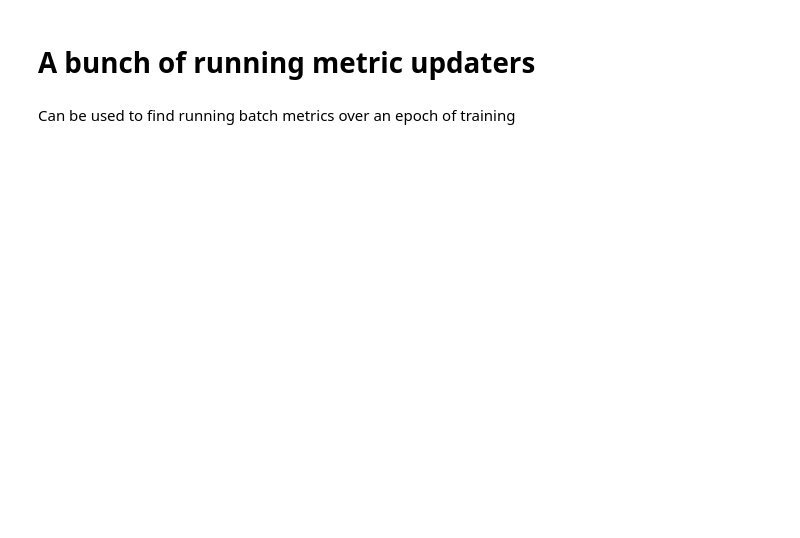
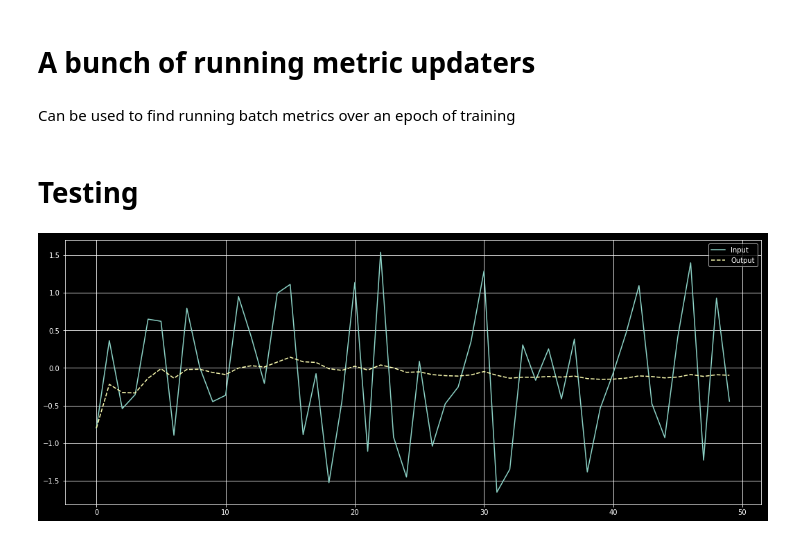
Before and after one commit to rajatvd/pytorch-utils, a Jupyter notebook: notebooks/updaters.ipynb, the cells around one changed output. Cells and saved outputs as stored; diff of their text form; code cells hidden in the pictures; blank space fills up the shorter version.

Commit message:
Added tests for the updaters, fixed bug with minner

```diff
--- a/notebooks/updaters.ipynb
+++ b/notebooks/updaters.ipynb
@@ -45,3 +45,5 @@ def latest():
     a = yield
     while True:
         a = yield a
+# %% [markdown]
+# Testing
@@ -47,0 +54,34 @@ def latest():
+# %%
+rcParams['figure.figsize'] = 18,7
+rcParams['axes.grid'] = True
+style.use('dark_background')
+# %%
+def test_updater(updater):
+    nf = NBFigure(image_path='testing_plot.png')
+    nf.display()
+
+    ax = nf.getAxis()
+    inp, = ax.plot([])
+    l, = ax.plot([],'--')
+
+    ax.legend(['Input', 'Output'])
+
+    x = []
+    y = []
+    inputs = []
+    next(updater)
+    for i in range(50):
+        x.append(i)
+
+        r = randn()
+        inputs.append(r)
+        y.append(updater.send(r))
+
+        l.set_data(x,y)
+        inp.set_data(x,inputs)
+
+        nf.update()
+# %%
+test_updater(averager())
+# %% [output]
+[figure, added]
```
Also changed, not shown: parts of 6 cells of this notebook, 5 other files.
